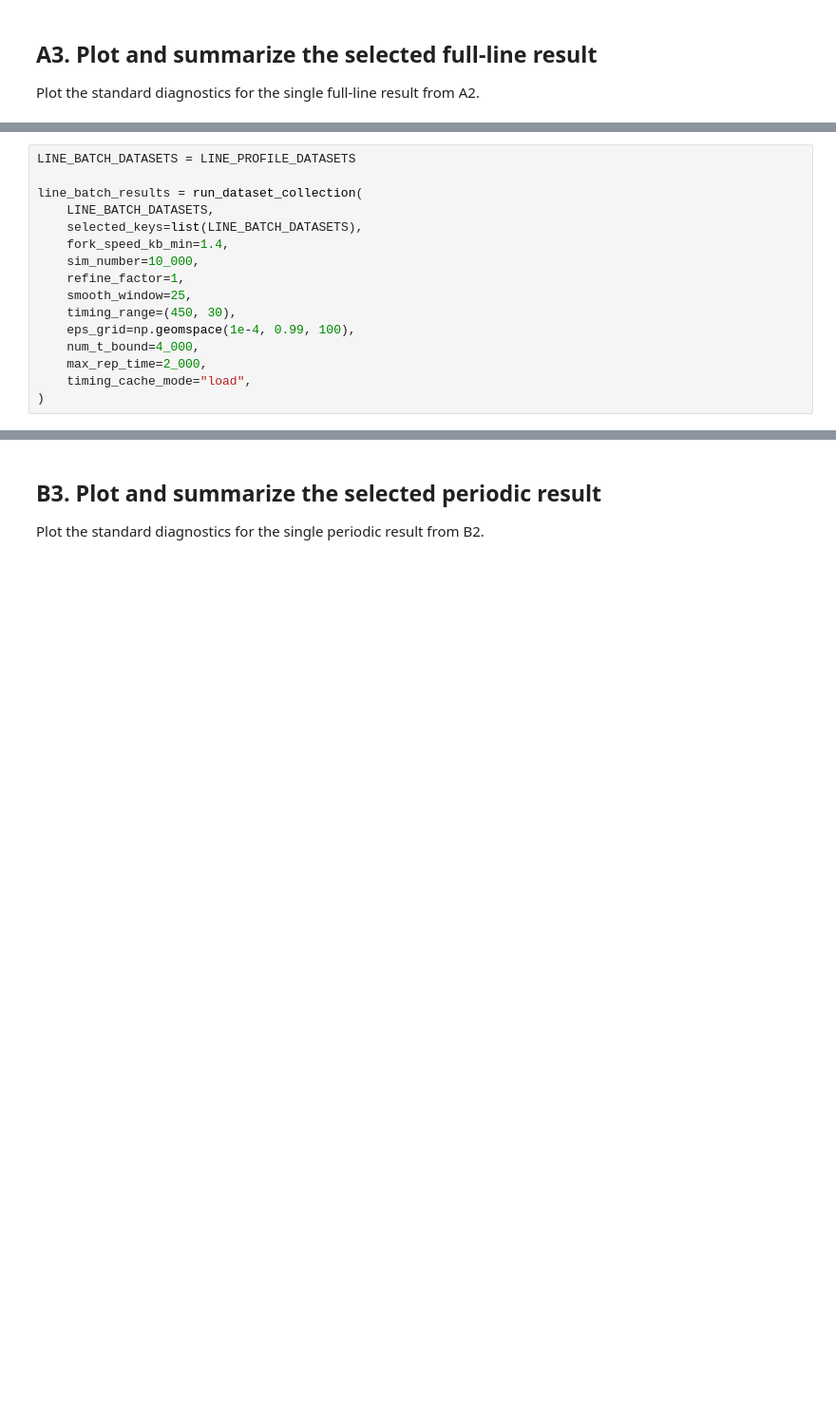
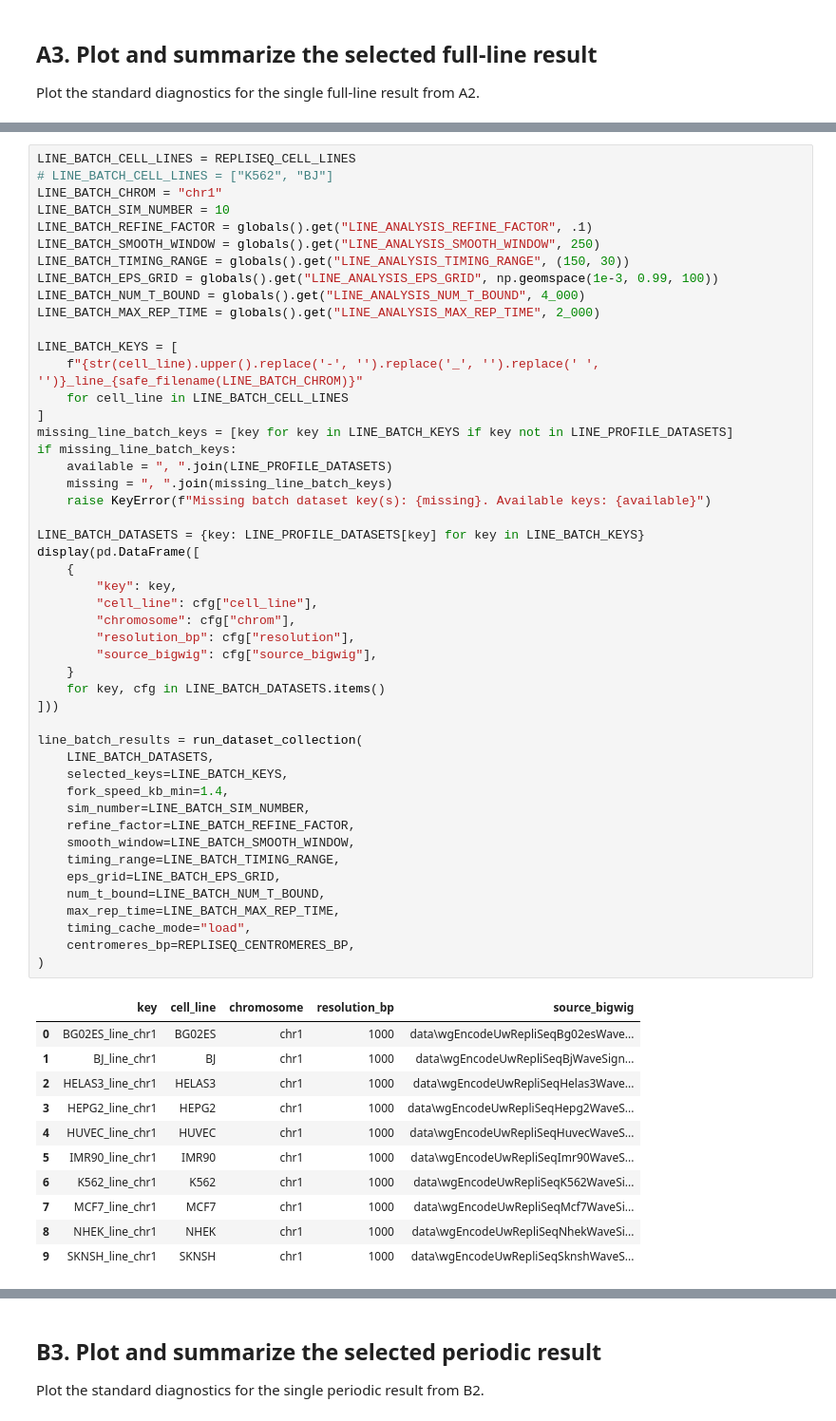
Before and after one commit to fberkemeier/dna-replication-completion, a Jupyter notebook: replication_timing_bounds.ipynb, the cells around one changed output, grey strips where cells are left out. Shown at 95% size. Saved outputs shown, nothing was run; the diff lists cells and outputs as text; blank space fills up the shorter version.

```diff
--- a/replication_timing_bounds.ipynb
+++ b/replication_timing_bounds.ipynb
@@ -118,16 +413,60 @@ Run every full-line pair selected in A1 and show the empirical-versus-theoretica
 # %%
-LINE_BATCH_DATASETS = LINE_PROFILE_DATASETS
+LINE_BATCH_CELL_LINES = REPLISEQ_CELL_LINES
+# LINE_BATCH_CELL_LINES = ["K562", "BJ"]
+LINE_BATCH_CHROM = "chr1"
+LINE_BATCH_SIM_NUMBER = 10
+LINE_BATCH_REFINE_FACTOR = globals().get("LINE_ANALYSIS_REFINE_FACTOR", .1)
+LINE_BATCH_SMOOTH_WINDOW = globals().get("LINE_ANALYSIS_SMOOTH_WINDOW", 250)
+LINE_BATCH_TIMING_RANGE = globals().get("LINE_ANALYSIS_TIMING_RANGE", (150, 30))
+LINE_BATCH_EPS_GRID = globals().get("LINE_ANALYSIS_EPS_GRID", np.geomspace(1e-3, 0.99, 100))
+LINE_BATCH_NUM_T_BOUND = globals().get("LINE_ANALYSIS_NUM_T_BOUND", 4_000)
+LINE_BATCH_MAX_REP_TIME = globals().get("LINE_ANALYSIS_MAX_REP_TIME", 2_000)
+
+LINE_BATCH_KEYS = [
+    f"{str(cell_line).upper().replace('-', '').replace('_', '').replace(' ', '')}_line_{safe_filename(LINE_BATCH_CHROM)}"
+    for cell_line in LINE_BATCH_CELL_LINES
+]
+missing_line_batch_keys = [key for key in LINE_BATCH_KEYS if key not in LINE_PROFILE_DATASETS]
+if missing_line_batch_keys:
+    available = ", ".join(LINE_PROFILE_DATASETS)
+    missing = ", ".join(missing_line_batch_keys)
+    raise KeyError(f"Missing batch dataset key(s): {missing}. Available keys: {available}")
+
+LINE_BATCH_DATASETS = {key: LINE_PROFILE_DATASETS[key] for key in LINE_BATCH_KEYS}
+display(pd.DataFrame([
+    {
+        "key": key,
+        "cell_line": cfg["cell_line"],
+        "chromosome": cfg["chrom"],
+        "resolution_bp": cfg["resolution"],
+        "source_bigwig": cfg["source_bigwig"],
+    }
+    for key, cfg in LINE_BATCH_DATASETS.items()
+]))
 
 line_batch_results = run_dataset_collection(
     LINE_BATCH_DATASETS,
-    selected_keys=list(LINE_BATCH_DATASETS),
+    selected_keys=LINE_BATCH_KEYS,
     fork_speed_kb_min=1.4,
-    sim_number=10_000,
-    refine_factor=1,
-    smooth_window=25,
-    timing_range=(450, 30),
-    eps_grid=np.geomspace(1e-4, 0.99, 100),
-    num_t_bound=4_000,
-    max_rep_time=2_000,
+    sim_number=LINE_BATCH_SIM_NUMBER,
+    refine_factor=LINE_BATCH_REFINE_FACTOR,
+    smooth_window=LINE_BATCH_SMOOTH_WINDOW,
+    timing_range=LINE_BATCH_TIMING_RANGE,
+    eps_grid=LINE_BATCH_EPS_GRID,
+    num_t_bound=LINE_BATCH_NUM_T_BOUND,
+    max_rep_time=LINE_BATCH_MAX_REP_TIME,
     timing_cache_mode="load",
+    centromeres_bp=REPLISEQ_CENTROMERES_BP,
 )
+# %% [output]
+|  | key | cell_line | chromosome | resolution_bp | source_bigwig |
+| 0 | BG02ES_line_chr1 | BG02ES | chr1 | 1000 | data\wgEncodeUwRepliSeqBg02esWave... |
+| 1 | BJ_line_chr1 | BJ | chr1 | 1000 | data\wgEncodeUwRepliSeqBjWaveSign... |
+| 2 | HELAS3_line_chr1 | HELAS3 | chr1 | 1000 | data\wgEncodeUwRepliSeqHelas3Wave... |
+| 3 | HEPG2_line_chr1 | HEPG2 | chr1 | 1000 | data\wgEncodeUwRepliSeqHepg2WaveS... |
+| 4 | HUVEC_line_chr1 | HUVEC | chr1 | 1000 | data\wgEncodeUwRepliSeqHuvecWaveS... |
+| 5 | IMR90_line_chr1 | IMR90 | chr1 | 1000 | data\wgEncodeUwRepliSeqImr90WaveS... |
+| 6 | K562_line_chr1 | K562 | chr1 | 1000 | data\wgEncodeUwRepliSeqK562WaveSi... |
+| 7 | MCF7_line_chr1 | MCF7 | chr1 | 1000 | data\wgEncodeUwRepliSeqMcf7WaveSi... |
+| 8 | NHEK_line_chr1 | NHEK | chr1 | 1000 | data\wgEncodeUwRepliSeqNhekWaveSi... |
+| 9 | SKNSH_line_chr1 | SKNSH | chr1 | 1000 | data\wgEncodeUwRepliSeqSknshWaveS... |
```
Also changed, not shown: parts of 22 cells of this notebook, 18 other files.
